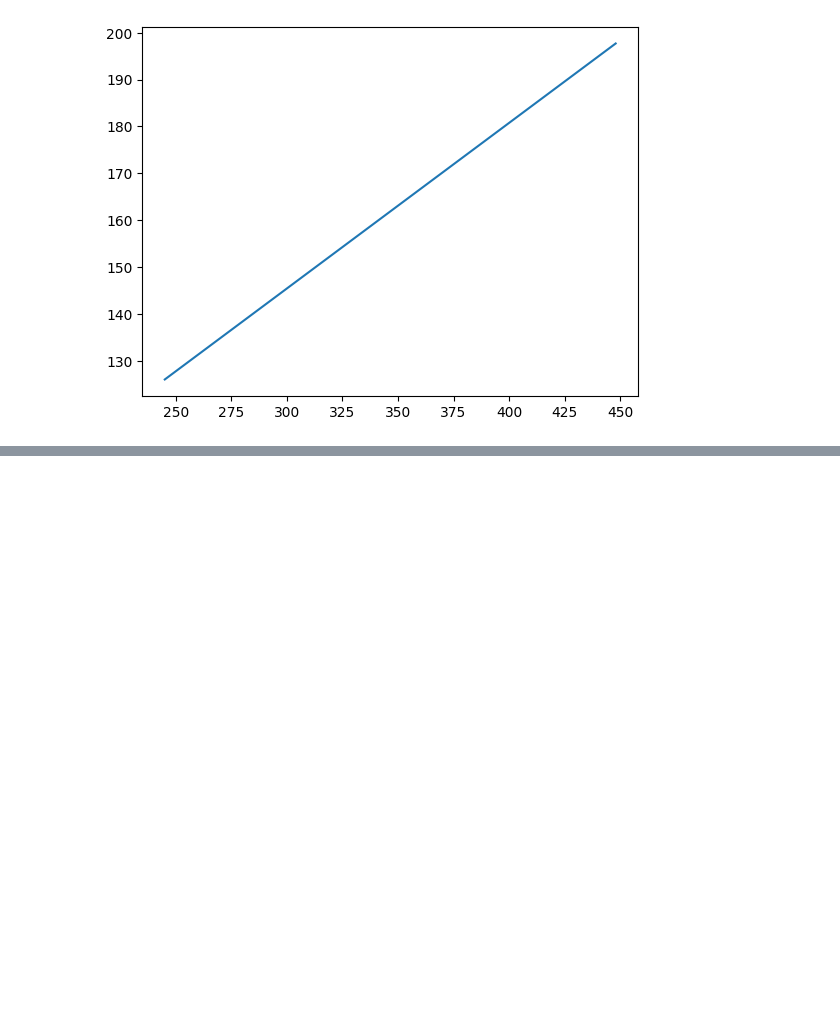
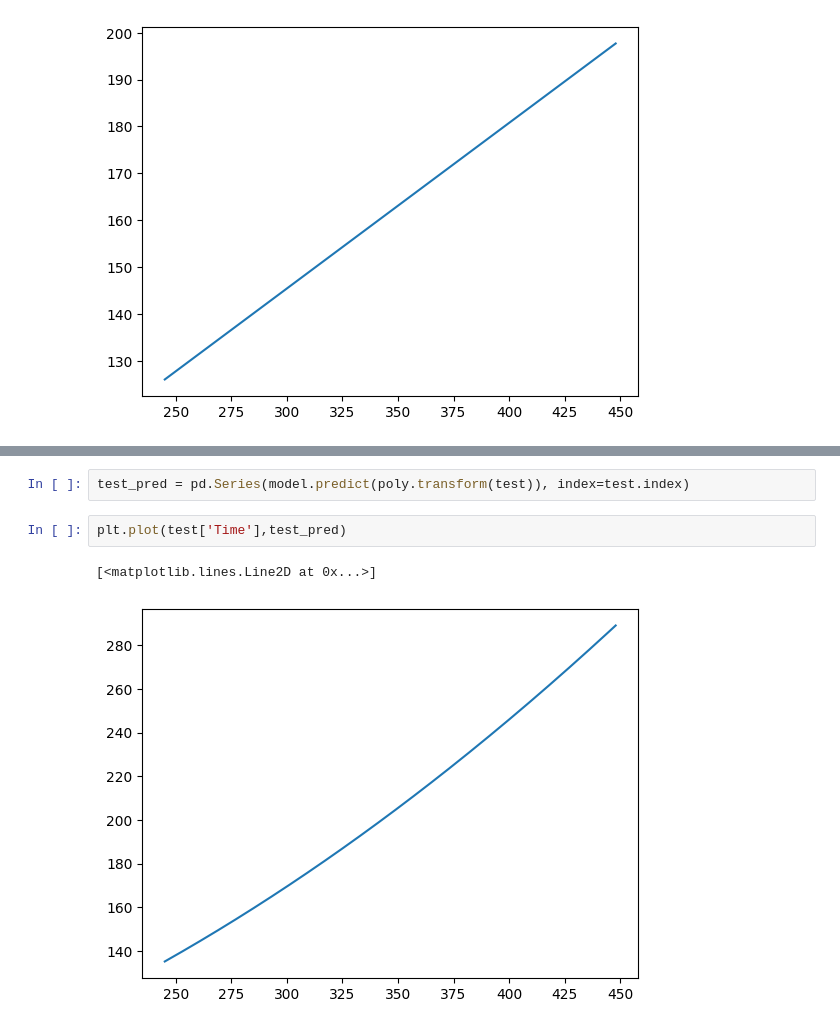
Before and after one commit to rnks2003/ai043_ml, a Jupyter notebook: mlHandsOn/220624.ipynb, the cells around one changed output, grey strips where cells are left out. Saved outputs shown, nothing was run; the diff lists cells and outputs as text; blank space fills up the shorter version.

```diff
--- a/mlHandsOn/220624.ipynb
+++ b/mlHandsOn/220624.ipynb
@@ -73,0 +123,7 @@ plt.plot(test['Time'],test_pred)
+# %%
+test_pred = pd.Series(model.predict(poly.transform(test)), index=test.index)
+# %%
+plt.plot(test['Time'],test_pred)
+# %% [output]
+[<matplotlib.lines.Line2D at 0x...>]
+[figure, added]
```
Also changed, not shown: parts of 27 cells of this notebook.
